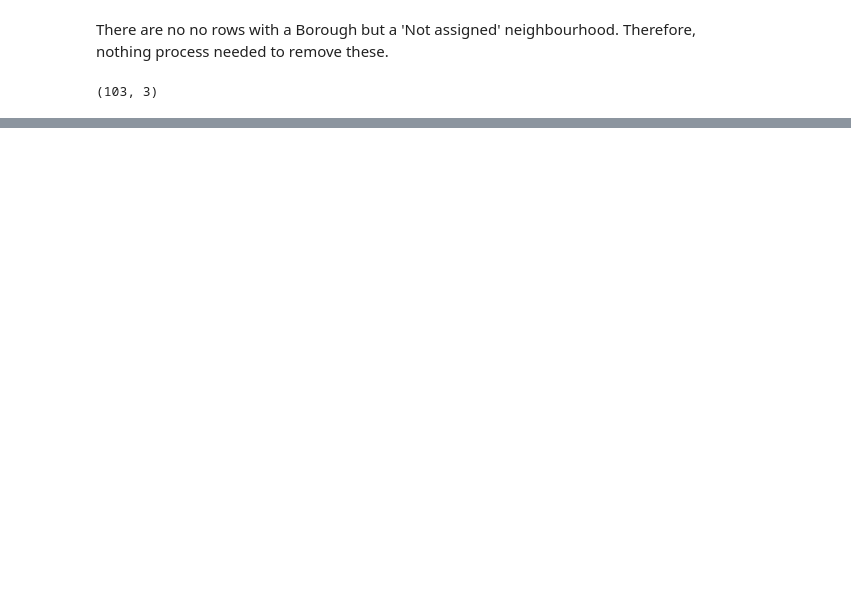
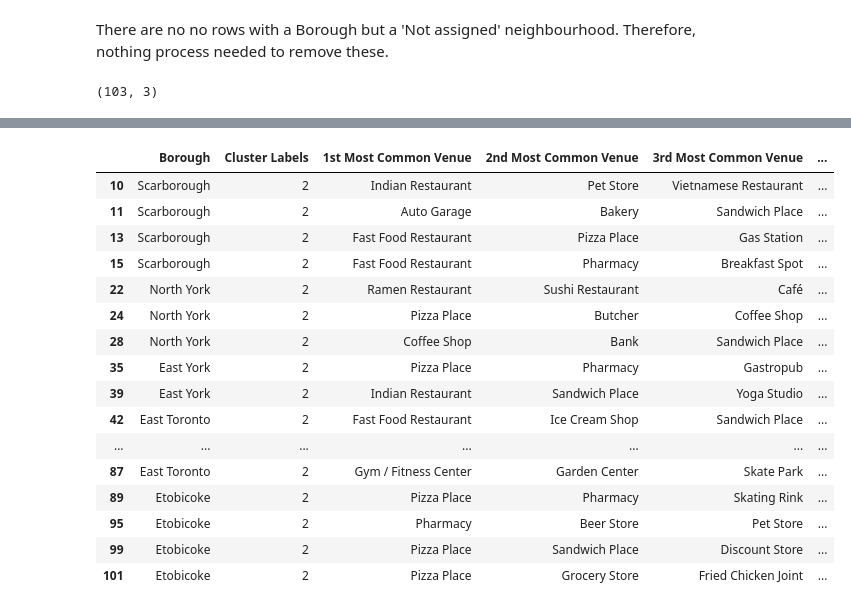
Before and after one commit to JamesSIB/Coursera_Capstone, a Jupyter notebook: TorontoPC.ipynb, the cells around one changed output, grey strips where cells are left out. Saved outputs shown, nothing was run; the diff lists cells and outputs as text; code cells hidden in the pictures; blank space fills up the shorter version.

```diff
--- a/TorontoPC.ipynb
+++ b/TorontoPC.ipynb
@@ -62,0 +442,21 @@ torontogrouped.shape
+# %%
+#Cluster 2 (orange color)
+toronto_merged.loc[toronto_merged['Cluster Labels'] == 2, toronto_merged.columns[[1] + list(range(5, toronto_merged.shape[1]))]]
+# %% [output]
+|  | Borough | Cluster Labels | 1st Most Common Venue | 2nd Most Common Venue | 3rd Most Common Venue | ... |
+| 10 | Scarborough | 2 | Indian Restaurant | Pet Store | Vietnamese Restaurant | ... |
+| 11 | Scarborough | 2 | Auto Garage | Bakery | Sandwich Place | ... |
+| 13 | Scarborough | 2 | Fast Food Restaurant | Pizza Place | Gas Station | ... |
+| 15 | Scarborough | 2 | Fast Food Restaurant | Pharmacy | Breakfast Spot | ... |
+| 22 | North York | 2 | Ramen Restaurant | Sushi Restaurant | Café | ... |
+| 24 | North York | 2 | Pizza Place | Butcher | Coffee Shop | ... |
+| 28 | North York | 2 | Coffee Shop | Bank | Sandwich Place | ... |
+| 35 | East York | 2 | Pizza Place | Pharmacy | Gastropub | ... |
+| 39 | East York | 2 | Indian Restaurant | Sandwich Place | Yoga Studio | ... |
+| 42 | East Toronto | 2 | Fast Food Restaurant | Ice Cream Shop | Sandwich Place | ... |
+| ... | ... | ... | ... | ... | ... | ... |
+| 87 | East Toronto | 2 | Gym / Fitness Center | Garden Center | Skate Park | ... |
+| 89 | Etobicoke | 2 | Pizza Place | Pharmacy | Skating Rink | ... |
+| 95 | Etobicoke | 2 | Pharmacy | Beer Store | Pet Store | ... |
+| 99 | Etobicoke | 2 | Pizza Place | Sandwich Place | Discount Store | ... |
+| 101 | Etobicoke | 2 | Pizza Place | Grocery Store | Fried Chicken Joint | ... |
```
Also changed, not shown: parts of 41 cells of this notebook.
